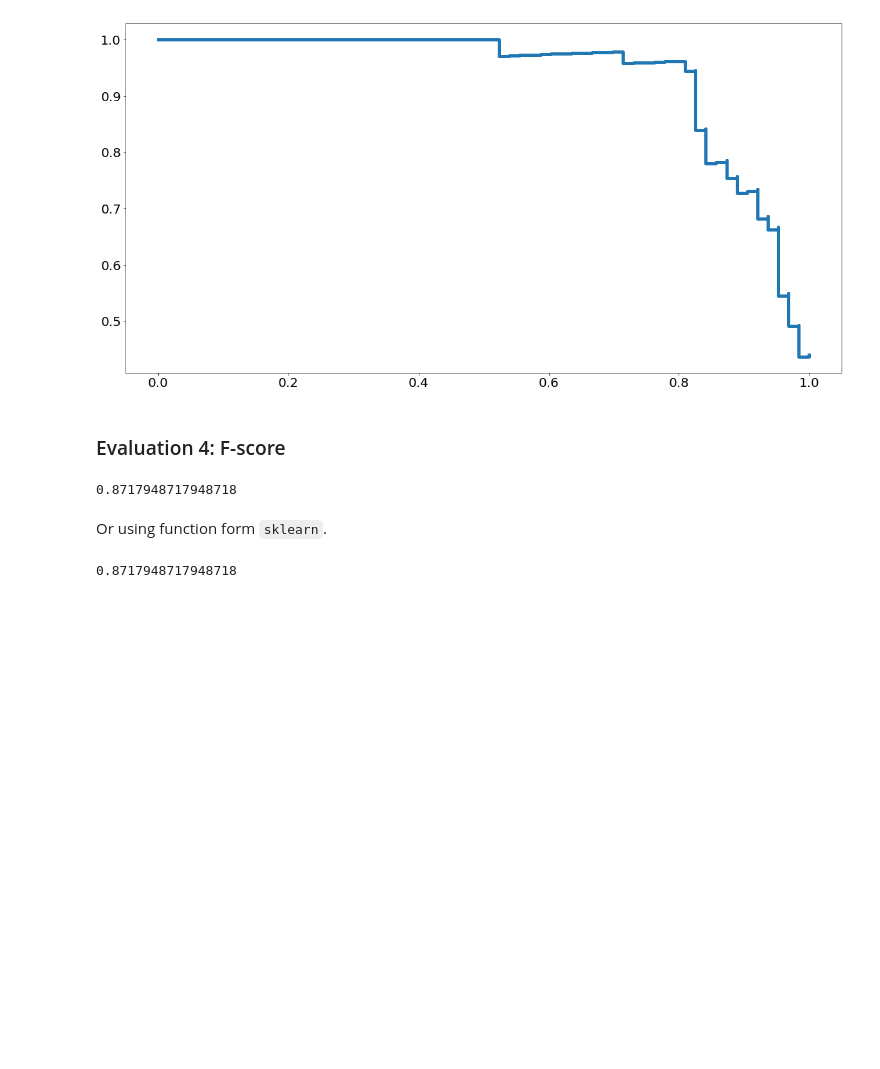
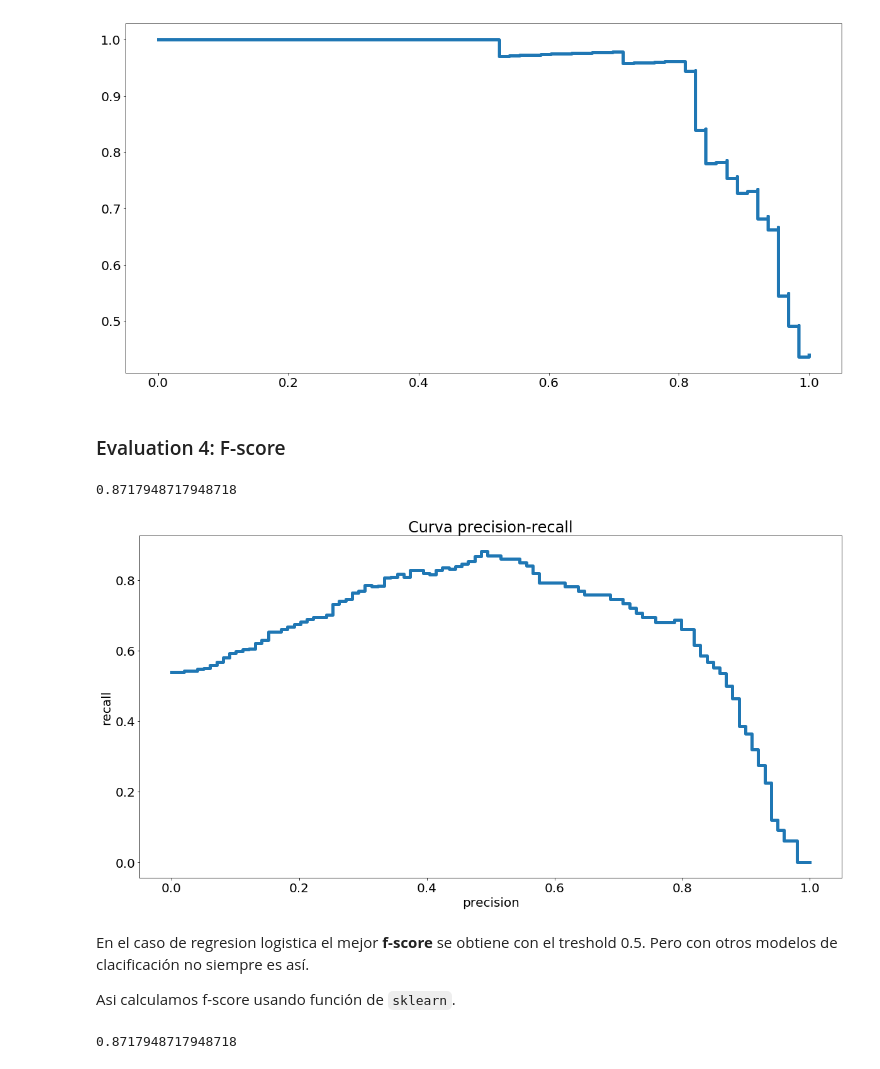
Before and after one commit to StaticVoidGabo/intro_to_machine_learning, a Jupyter notebook: 3.1-2-regresion-logistica.ipynb, the cells around one changed output. Cells and saved outputs as stored; diff of their text form; code cells hidden in the pictures; blank space fills up the shorter version.

Commit message:
new image

```diff
--- a/3.1-2-regresion-logistica.ipynb
+++ b/3.1-2-regresion-logistica.ipynb
@@ -308,12 +308,29 @@ plt.show()
 # %%
 def f_score(precision, recall):
     return 2/(1/precision + 1/recall)
+f_score(precision_score(y_test, y_test_hat), recall_score(y_test, y_test_hat))
+# %% [output]
+0.8717948717948718
-# %%
-f_score(precision_score(y_test, y_test_hat), recall_score(y_test, y_test_hat))
-# %% [output]
-0.8717948717948718
-# %% [markdown]
-Or using function form `sklearn`.
+# %%
+ts = np.linspace(0, 1, 100)
+fscores = []
+
+for t in ts:
+    p, r = precision_recall(y_test, y_test_proba, t)
+    fs = f_score(p, r)
+    fscores.append(fs)
+
+plt.step(ts, fscores,linewidth=5)
+plt.xlabel("precision")
+plt.ylabel("recall")
+plt.title("Curva precision-recall")
+plt.show()
+# %% [output]
+[figure, added]
+# %% [markdown]
+En el caso de regresion logistica el mejor __f-score__ se obtiene con el treshold 0.5. Pero con otros modelos de clacificación no siempre es así.
+
+Asi calculamos f-score usando función de `sklearn`.
 # %%
 from sklearn.metrics import f1_score
 
```
Also changed, not shown: parts of 1 cell of this notebook, 1 other file.
